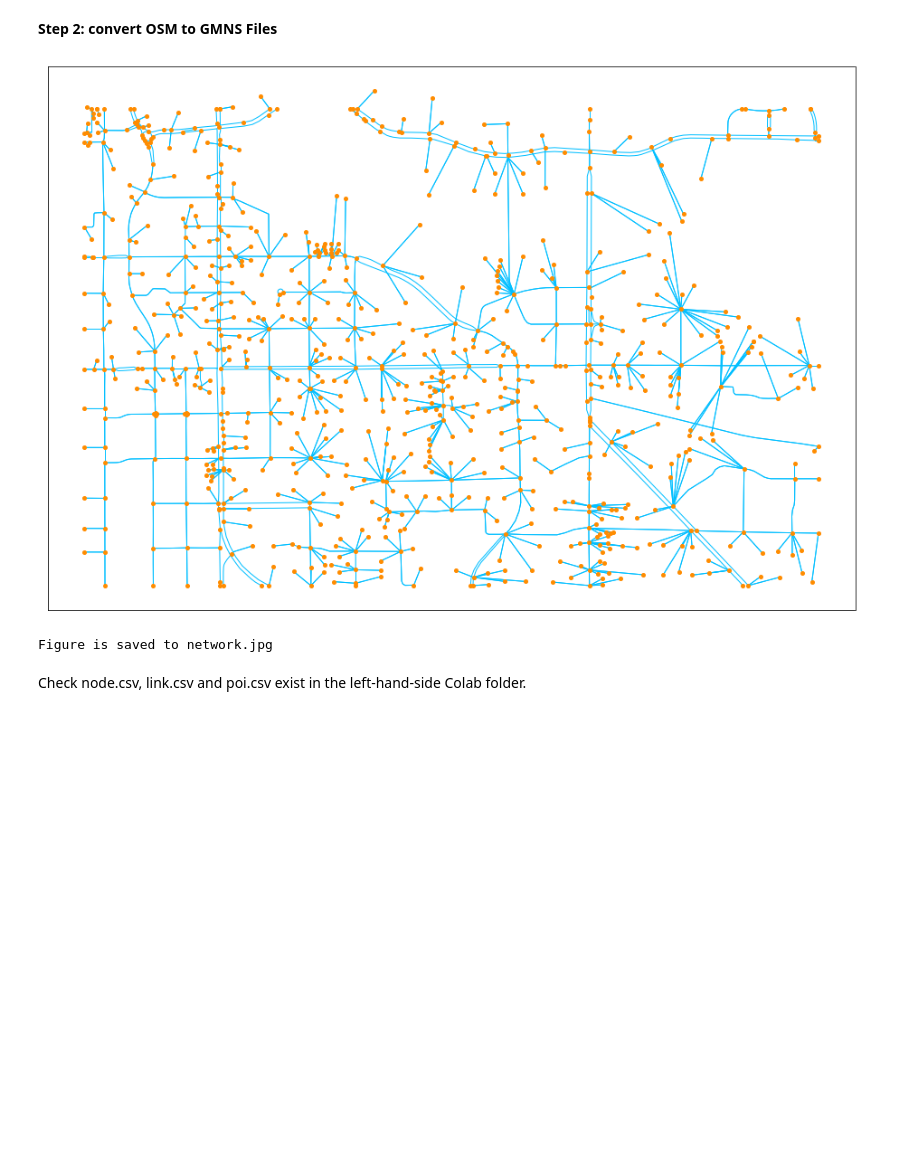
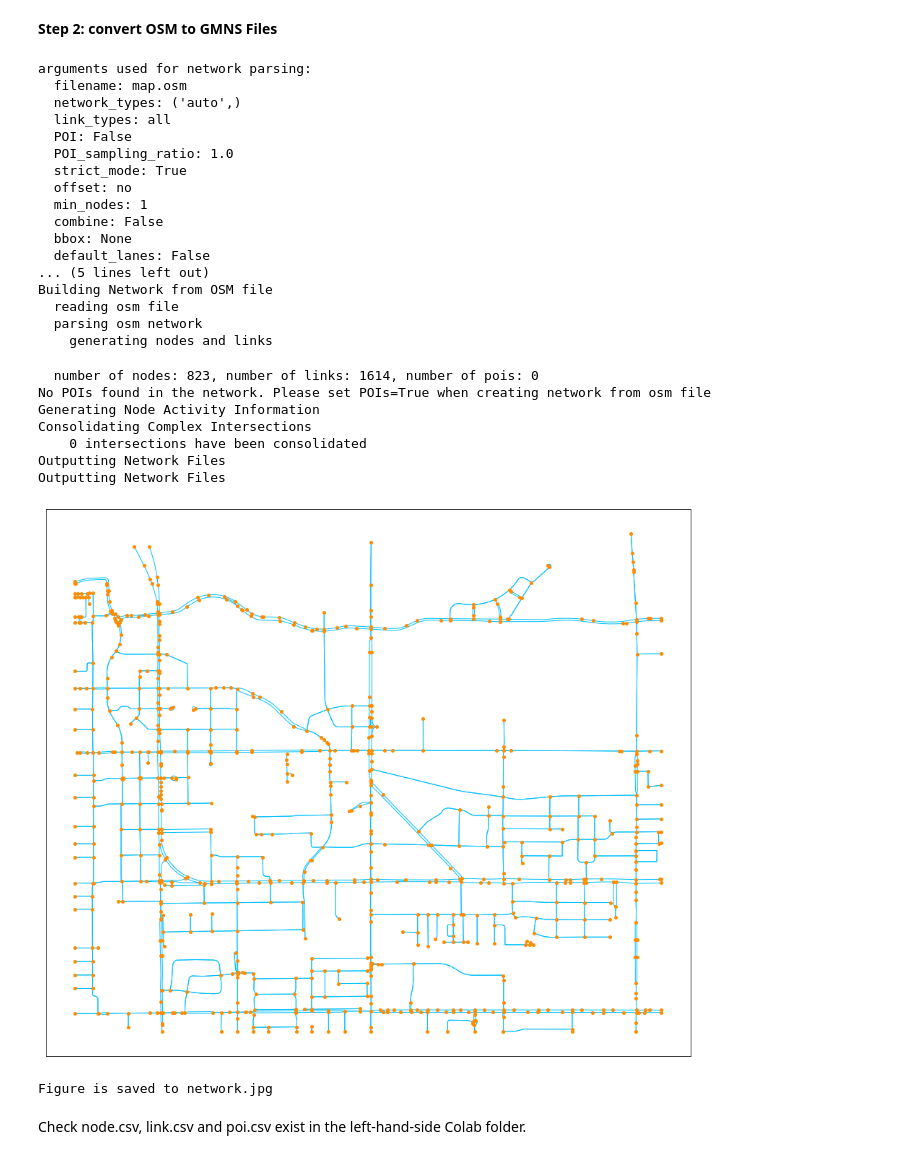
Before and after one commit to asu-trans-ai-lab/grid2demand, a Jupyter notebook: grid2demand.ipynb, the cells around one changed output. Saved outputs shown, nothing was run; the diff lists cells and outputs as text; code cells hidden in the pictures; blank space fills up the shorter version.

```diff
--- a/grid2demand.ipynb
+++ b/grid2demand.ipynb
@@ -41,17 +46,41 @@ Requirement already satisfied: six>=1.5 in /usr/local/lib/python3.7/dist-package
 **Step 2: convert OSM to GMNS Files**
 # %%
 import osm2gmns as og
-net = og.getNetFromOSMFile('map.osm', POIs=True)
+net = og.getNetFromFile('map.osm')
 og.connectPOIWithNet(net)
 og.generateNodeActivityInfo(net)
 og.consolidateComplexIntersections(net)
 og.outputNetToCSV(net, output_folder='consolidated')
 og.outputNetToCSV(net)
 og.show(net)
 og.saveFig(net)
 # %% [output]
+arguments used for network parsing:
+  filename: map.osm
+  network_types: ('auto',)
+  link_types: all
+  POI: False
+  POI_sampling_ratio: 1.0
+  strict_mode: True
+  offset: no
+  min_nodes: 1
+  combine: False
+  bbox: None
+  default_lanes: False
+... (5 lines left out)
+Building Network from OSM file
+  reading osm file
+  parsing osm network
+    generating nodes and links
+  number of nodes: 823, number of links: 1614, number of pois: 0
+No POIs found in the network. Please set POIs=True when creating network from osm file
+Generating Node Activity Information
+Consolidating Complex Intersections
+    0 intersections have been consolidated
+Outputting Network Files
+Outputting Network Files
-[figure, old version]
+[figure, new version]
-Figure is saved to network.jpg
+Figure is saved to network.jpg
 # %% [markdown]
 Check node.csv, link.csv and poi.csv exist in the left-hand-side Colab folder.
 # %% [markdown]
```
Also changed, not shown: parts of 4 cells of this notebook.
